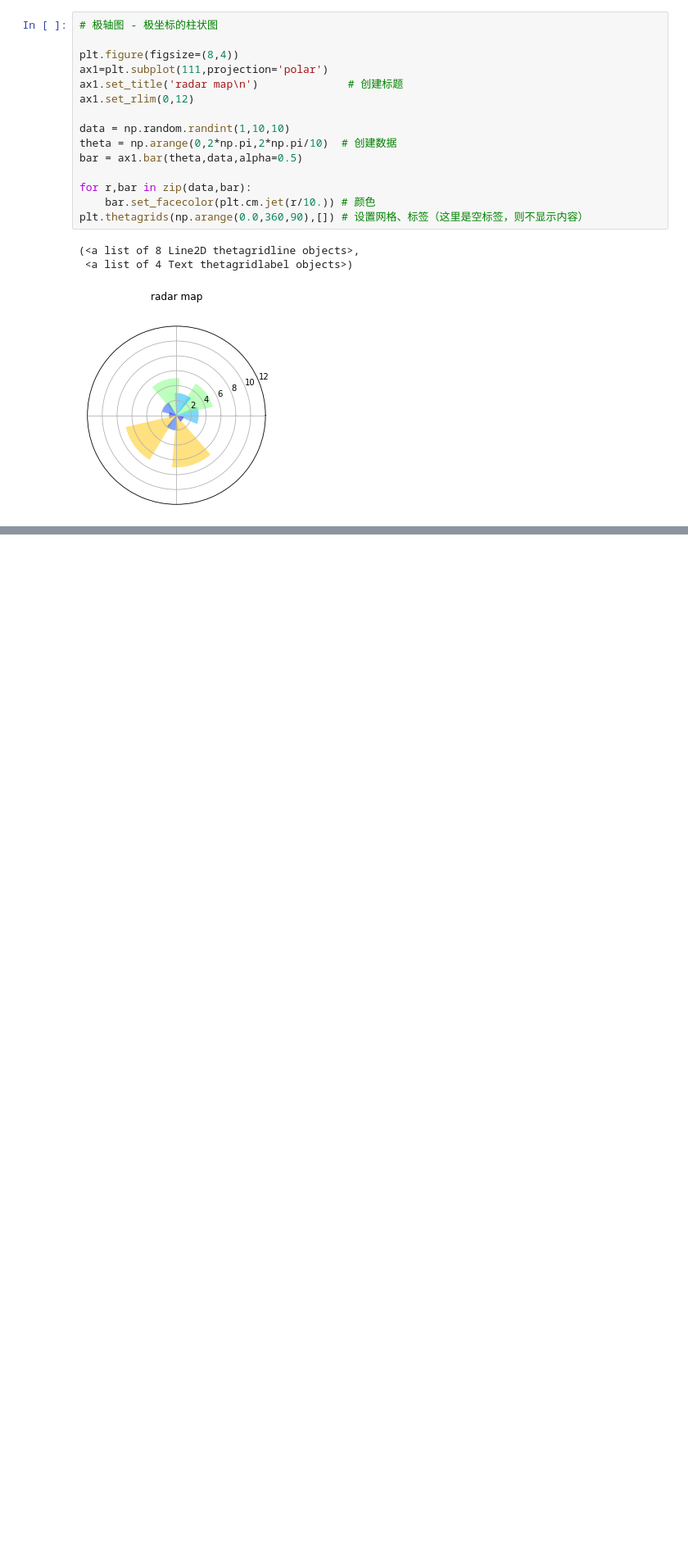
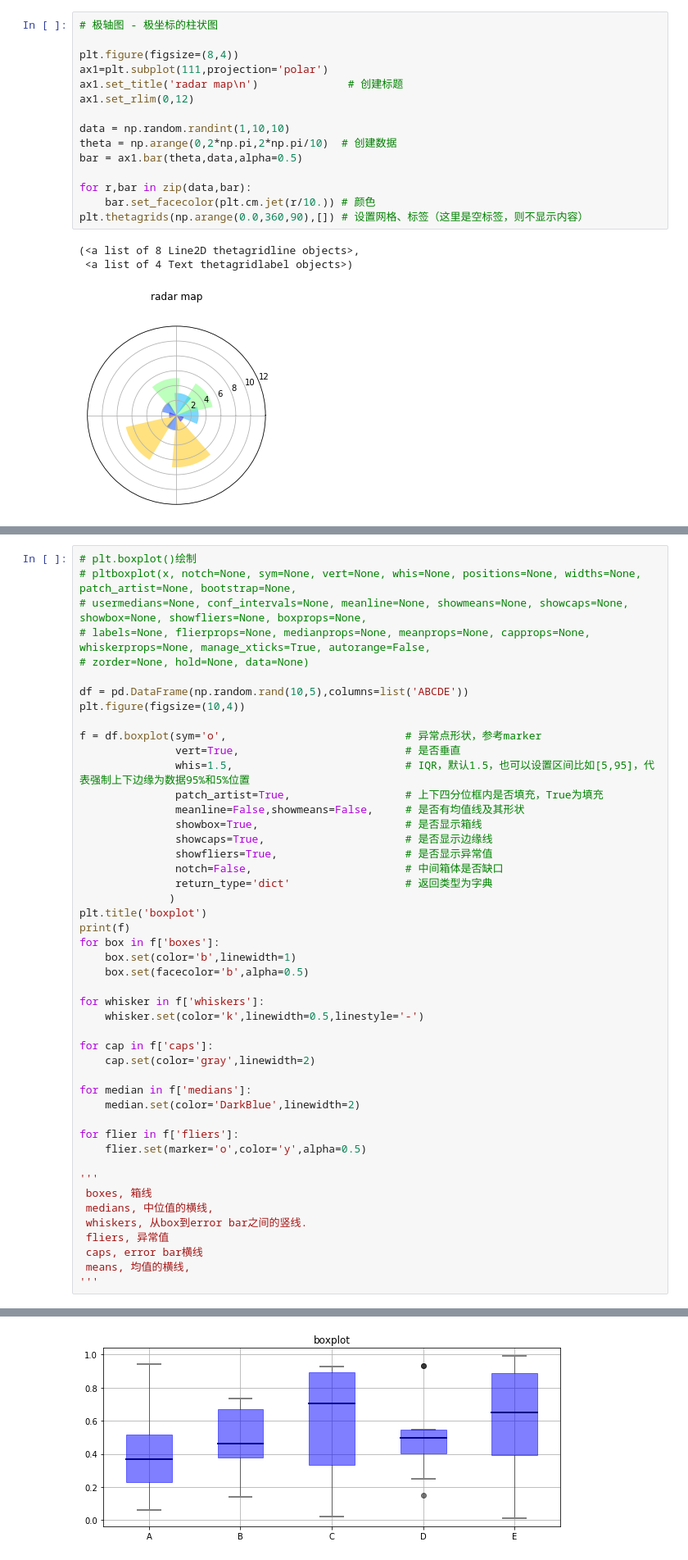
Before and after one commit to Mounment/python-data-analyze, a Jupyter notebook: matplotlib/Matplotlib picture.ipynb, the cells around one changed output, grey strips where cells are left out. Shown at 82% size. Drawn from its saved outputs; the diff is of its cells as text; blank space fills up the shorter version.

```diff
--- a/matplotlib/Matplotlib picture.ipynb
+++ b/matplotlib/Matplotlib picture.ipynb
@@ -500,0 +558,48 @@ plt.thetagrids(np.arange(0.0,360,90),[]) # 设置网格、标签（这里是空
+# %%
+# plt.boxplot()绘制
+# pltboxplot(x, notch=None, sym=None, vert=None, whis=None, positions=None, widths=None, patch_artist=None, bootstrap=None,
+# usermedians=None, conf_intervals=None, meanline=None, showmeans=None, showcaps=None, showbox=None, showfliers=None, boxprops=None,
+# labels=None, flierprops=None, medianprops=None, meanprops=None, capprops=None, whiskerprops=None, manage_xticks=True, autorange=False,
+# zorder=None, hold=None, data=None)
+
+df = pd.DataFrame(np.random.rand(10,5),columns=list('ABCDE'))
+plt.figure(figsize=(10,4))
+
+f = df.boxplot(sym='o',                            # 异常点形状，参考marker
+               vert=True,                          # 是否垂直
+               whis=1.5,                           # IQR，默认1.5，也可以设置区间比如[5,95]，代表强制上下边缘为数据95%和5%位置
+               patch_artist=True,                  # 上下四分位框内是否填充，True为填充
+               meanline=False,showmeans=False,     # 是否有均值线及其形状
+               showbox=True,                       # 是否显示箱线
+               showcaps=True,                      # 是否显示边缘线
+               showfliers=True,                    # 是否显示异常值
+               notch=False,                        # 中间箱体是否缺口
+               return_type='dict'                  # 返回类型为字典
+              )
+plt.title('boxplot')
+print(f)
+for box in f['boxes']:
+    box.set(color='b',linewidth=1)
+    box.set(facecolor='b',alpha=0.5)
+
+for whisker in f['whiskers']:
+    whisker.set(color='k',linewidth=0.5,linestyle='-')
+
+for cap in f['caps']:
+    cap.set(color='gray',linewidth=2)
+
+for median in f['medians']:
+    median.set(color='DarkBlue',linewidth=2)
+
+for flier in f['fliers']:
+    flier.set(marker='o',color='y',alpha=0.5)
+
+'''
+ boxes, 箱线
+ medians, 中位值的横线,
+ whiskers, 从box到error bar之间的竖线.
+ fliers, 异常值
+ caps, error bar横线
+ means, 均值的横线,
+'''
+# %% [output]
@@ -500,0 +608 @@ plt.thetagrids(np.arange(0.0,360,90),[]) # 设置网格、标签（这里是空
+[figure, added]
```
Also changed, not shown: parts of 4 cells of this notebook.
